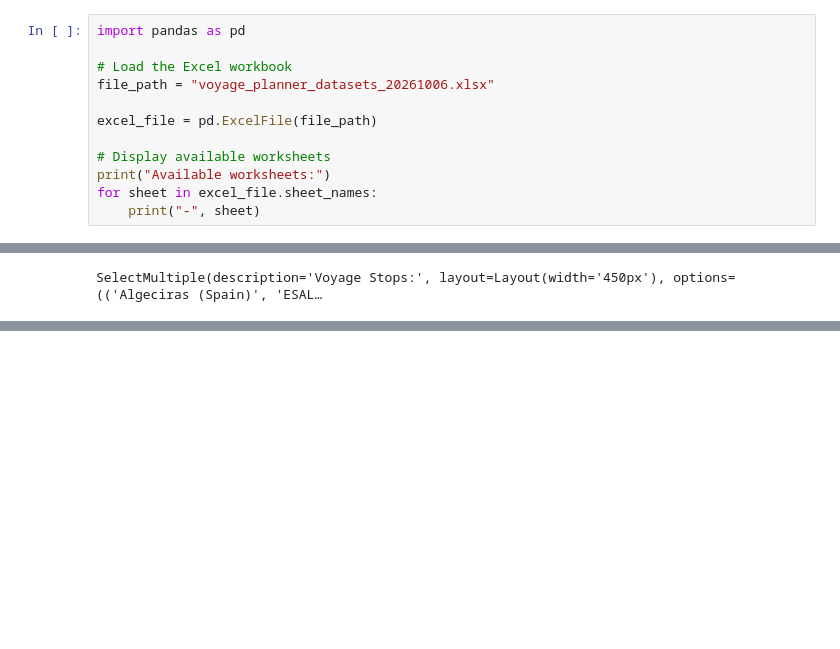
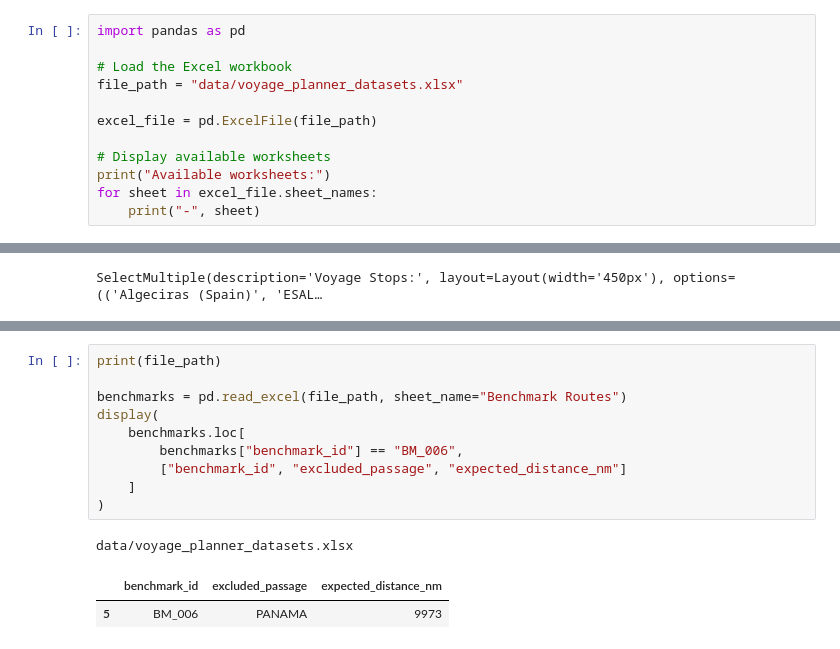
Before and after one commit to kh1ee/Maritime-Voyage-Planner, a Jupyter notebook: VoyagePlannerUIDevelopment1.0.ipynb, the cells around one changed output, grey strips where cells are left out. Cells and saved outputs as stored; diff of their text form; blank space fills up the shorter version.

```diff
--- a/VoyagePlannerUIDevelopment1.0.ipynb
+++ b/VoyagePlannerUIDevelopment1.0.ipynb
@@ -91,7 +117,7 @@ Files and folders:
 import pandas as pd
 
 # Load the Excel workbook
-file_path = "voyage_planner_datasets_20261006.xlsx"
+file_path = "data/voyage_planner_datasets.xlsx"
 
 excel_file = pd.ExcelFile(file_path)
 
@@ -6742,0 +6496,14 @@ All six routing error handlers updated.
+# %%
+print(file_path)
+
+benchmarks = pd.read_excel(file_path, sheet_name="Benchmark Routes")
+display(
+    benchmarks.loc[
+        benchmarks["benchmark_id"] == "BM_006",
+        ["benchmark_id", "excluded_passage", "expected_distance_nm"]
+    ]
+)
+# %% [output]
+data/voyage_planner_datasets.xlsx
+|  | benchmark_id | excluded_passage | expected_distance_nm |
+| 5 | BM_006 | PANAMA | 9973 |
```
Also changed, not shown: parts of 42 cells of this notebook, 2 other files.
